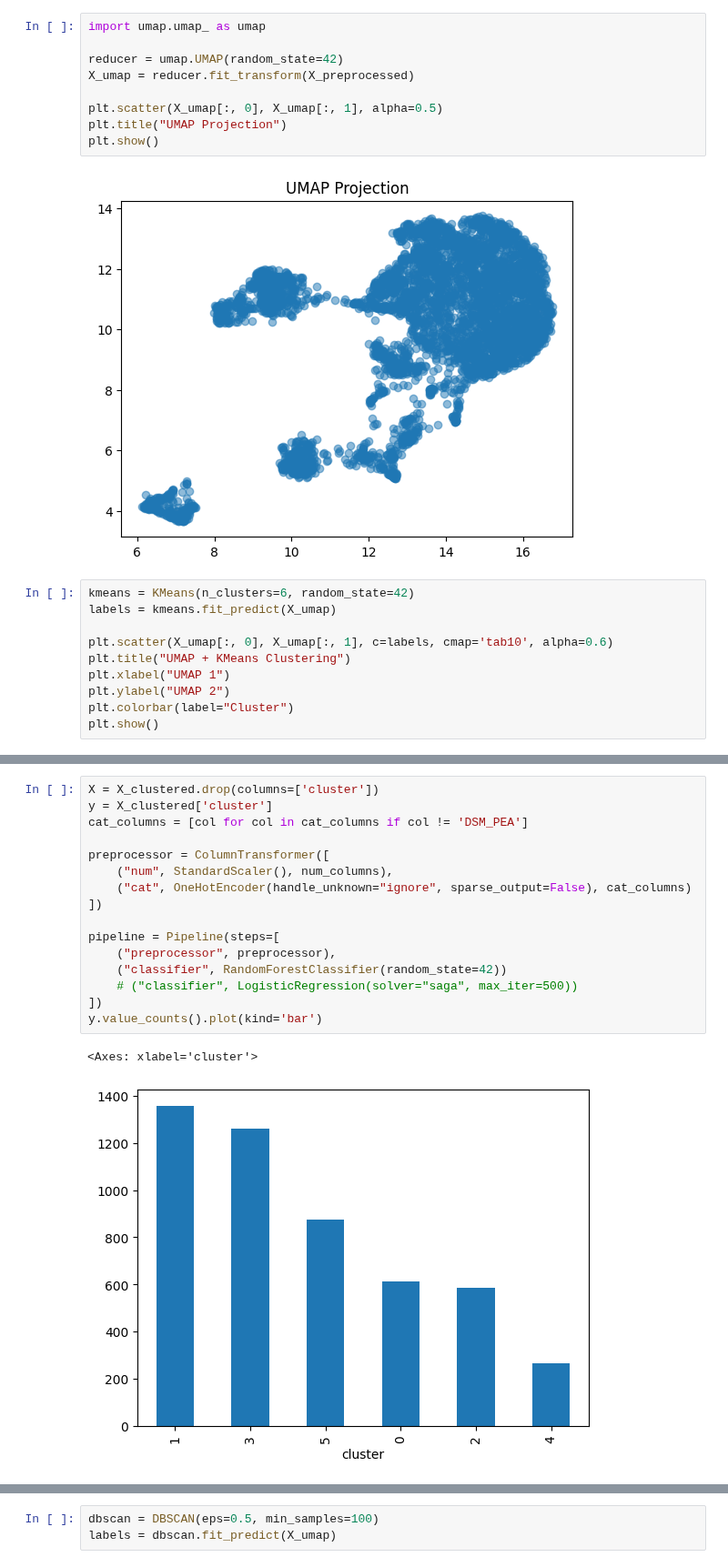
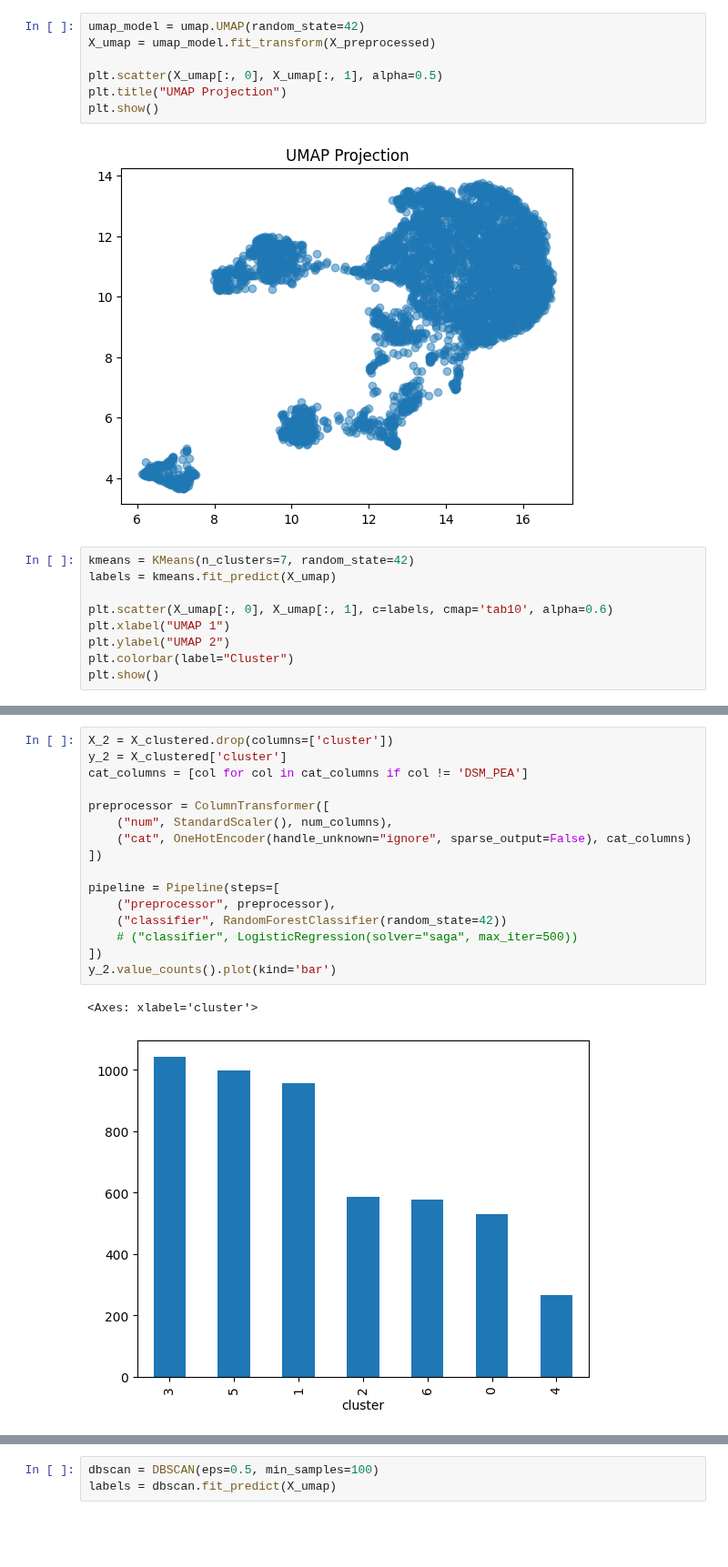
Before and after one commit to samroska/milestone-2-siads-696, a Jupyter notebook: Notebook1.ipynb, the cells around one changed output, grey strips where cells are left out. Shown at 91% size. Drawn from its saved outputs; the diff is of its cells as text; blank space fills up the shorter version.

Commit message:
add: reviewing clustering

```diff
--- a/Notebook1.ipynb
+++ b/Notebook1.ipynb
@@ -114,10 +116,8 @@ plt.show()
 # %% [output]
 [figure]
 # %%
-import umap.umap_ as umap
-
-reducer = umap.UMAP(random_state=42)
-X_umap = reducer.fit_transform(X_preprocessed)
+umap_model = umap.UMAP(random_state=42)
+X_umap = umap_model.fit_transform(X_preprocessed)
 
 plt.scatter(X_umap[:, 0], X_umap[:, 1], alpha=0.5)
 plt.title("UMAP Projection")
@@ -125,11 +125,10 @@ plt.show()
 # %% [output]
 [figure]
 # %%
-kmeans = KMeans(n_clusters=6, random_state=42)
+kmeans = KMeans(n_clusters=7, random_state=42)
 labels = kmeans.fit_predict(X_umap)
 
 plt.scatter(X_umap[:, 0], X_umap[:, 1], c=labels, cmap='tab10', alpha=0.6)
-plt.title("UMAP + KMeans Clustering")
 plt.xlabel("UMAP 1")
 plt.ylabel("UMAP 2")
 plt.colorbar(label="Cluster")
@@ -151,21 +179,21 @@ X_clustered["cluster"] = labels
 # %%
-X = X_clustered.drop(columns=['cluster'])
-y = X_clustered['cluster']
+X_2 = X_clustered.drop(columns=['cluster'])
+y_2 = X_clustered['cluster']
 cat_columns = [col for col in cat_columns if col != 'DSM_PEA']
 
 preprocessor = ColumnTransformer([
     ("num", StandardScaler(), num_columns),
     ("cat", OneHotEncoder(handle_unknown="ignore", sparse_output=False), cat_columns)
 ])
 
 pipeline = Pipeline(steps=[
     ("preprocessor", preprocessor),
     ("classifier", RandomForestClassifier(random_state=42))
     # ("classifier", LogisticRegression(solver="saga", max_iter=500))
 ])
-y.value_counts().plot(kind='bar')
+y_2.value_counts().plot(kind='bar')
 # %% [output]
 <Axes: xlabel='cluster'>
-[figure, old version]
+[figure, new version]
 # %%
 cv = StratifiedKFold(n_splits=5, shuffle=True, random_state=42)
```
Also changed, not shown: parts of 10 cells of this notebook.
